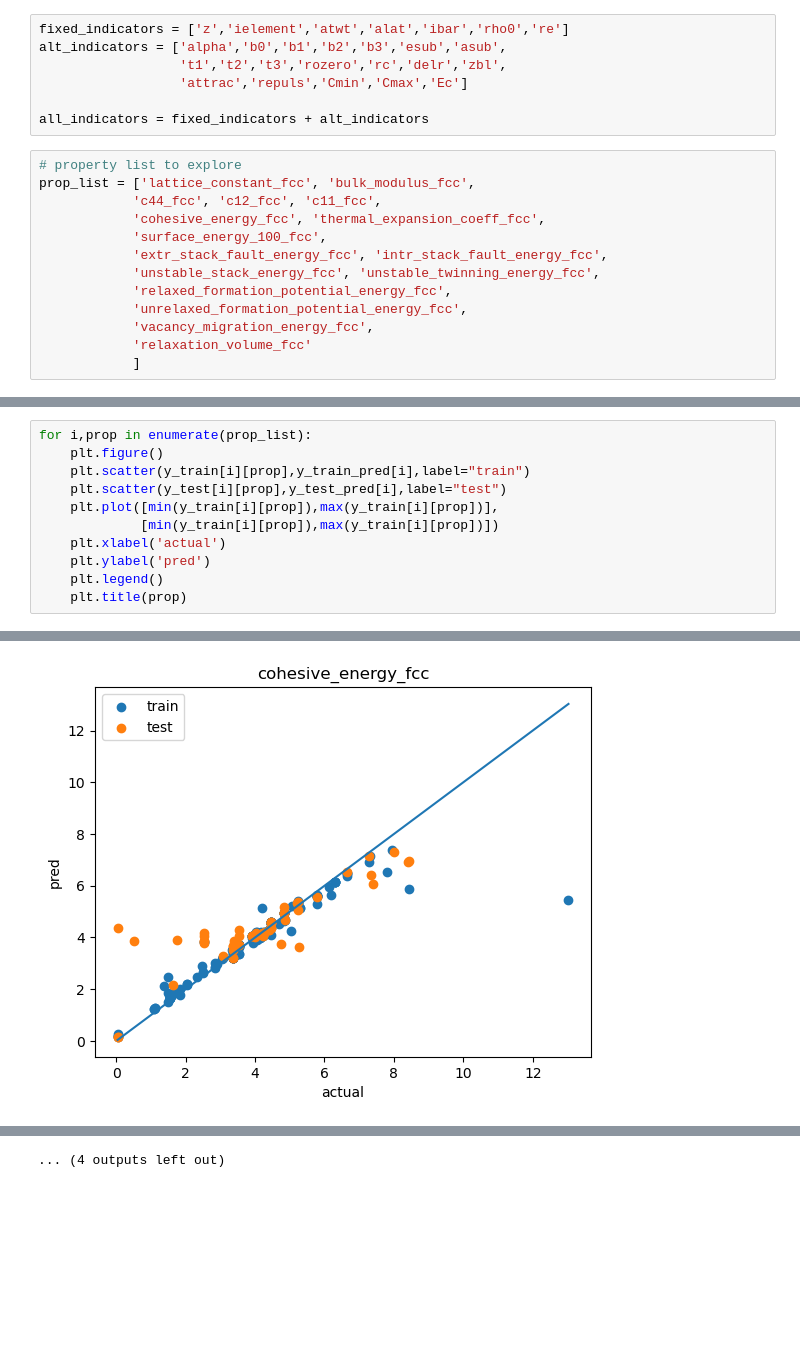
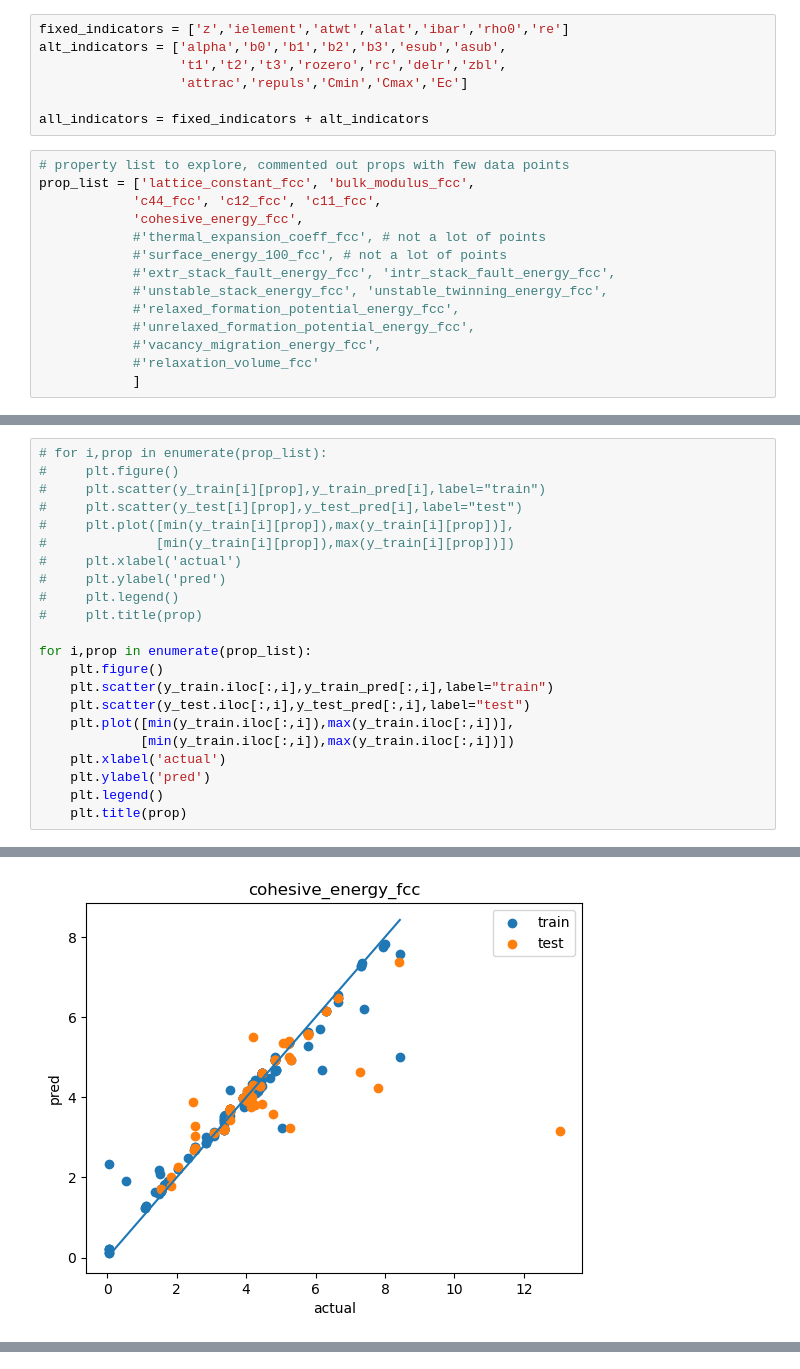
Before and after one commit to bjasperson/MEAM-Opt, a Jupyter notebook: 231206_param_predict.ipynb, the cells around one changed output, grey strips where cells are left out. Saved outputs shown, nothing was run; the diff lists cells and outputs as text; blank space fills up the shorter version.

Commit message:
predNN and optnn: initial commit

```diff
--- a/231206_param_predict.ipynb
+++ b/231206_param_predict.ipynb
@@ -25,16 +26,17 @@ alt_indicators = ['alpha','b0','b1','b2','b3','esub','asub',
 
 all_indicators = fixed_indicators + alt_indicators
 # %%
-# property list to explore
+# property list to explore, commented out props with few data points
 prop_list = ['lattice_constant_fcc', 'bulk_modulus_fcc',
             'c44_fcc', 'c12_fcc', 'c11_fcc',
-            'cohesive_energy_fcc', 'thermal_expansion_coeff_fcc',
-            'surface_energy_100_fcc',
-            'extr_stack_fault_energy_fcc', 'intr_stack_fault_energy_fcc',
-            'unstable_stack_energy_fcc', 'unstable_twinning_energy_fcc',
-            'relaxed_formation_potential_energy_fcc',
-            'unrelaxed_formation_potential_energy_fcc',
-            'vacancy_migration_energy_fcc',
-            'relaxation_volume_fcc'
+            'cohesive_energy_fcc',
+            #'thermal_expansion_coeff_fcc', # not a lot of points
+            #'surface_energy_100_fcc', # not a lot of points
+            #'extr_stack_fault_energy_fcc', 'intr_stack_fault_energy_fcc',
+            #'unstable_stack_energy_fcc', 'unstable_twinning_energy_fcc',
+            #'relaxed_formation_potential_energy_fcc',
+            #'unrelaxed_formation_potential_energy_fcc',
+            #'vacancy_migration_energy_fcc',
+            #'relaxation_volume_fcc'
             ]
 # %%
@@ -67,10 +92,21 @@ for prop in prop_list:
 # %%
+# for i,prop in enumerate(prop_list):
+#     plt.figure()
+#     plt.scatter(y_train[i][prop],y_train_pred[i],label="train")
+#     plt.scatter(y_test[i][prop],y_test_pred[i],label="test")
+#     plt.plot([min(y_train[i][prop]),max(y_train[i][prop])],
+#              [min(y_train[i][prop]),max(y_train[i][prop])])
+#     plt.xlabel('actual')
+#     plt.ylabel('pred')
+#     plt.legend()
+#     plt.title(prop)
+
 for i,prop in enumerate(prop_list):
     plt.figure()
-    plt.scatter(y_train[i][prop],y_train_pred[i],label="train")
-    plt.scatter(y_test[i][prop],y_test_pred[i],label="test")
-    plt.plot([min(y_train[i][prop]),max(y_train[i][prop])],
-             [min(y_train[i][prop]),max(y_train[i][prop])])
+    plt.scatter(y_train.iloc[:,i],y_train_pred[:,i],label="train")
+    plt.scatter(y_test.iloc[:,i],y_test_pred[:,i],label="test")
+    plt.plot([min(y_train.iloc[:,i]),max(y_train.iloc[:,i])],
+             [min(y_train.iloc[:,i]),max(y_train.iloc[:,i])])
     plt.xlabel('actual')
     plt.ylabel('pred')
     plt.legend()
@@ -84 +120 @@ for i,prop in enumerate(prop_list):
-[figure, old version]
+[figure, new version]
@@ -91 +120,0 @@ for i,prop in enumerate(prop_list):
-... (4 outputs left out)
```
Also changed, not shown: parts of 3 cells of this notebook, 11 other files.
